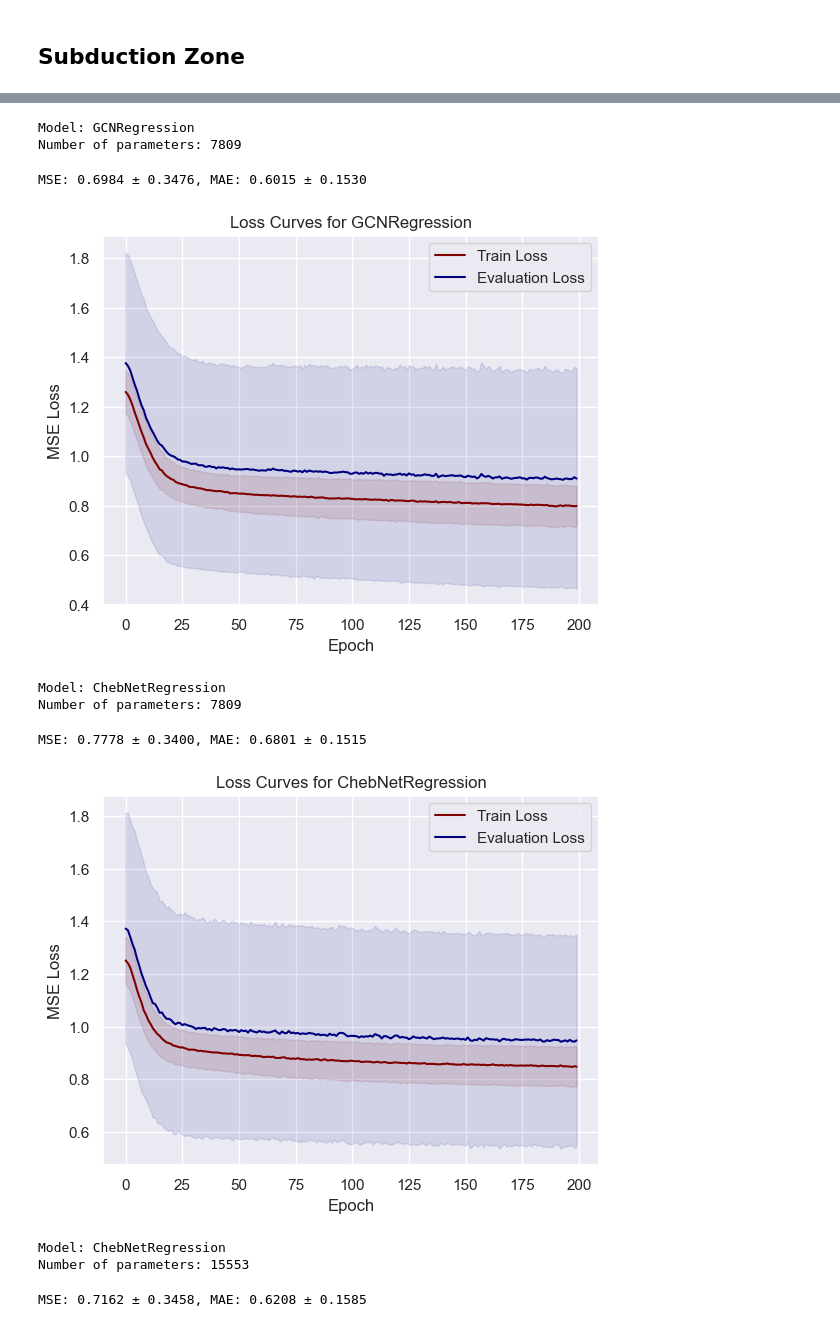
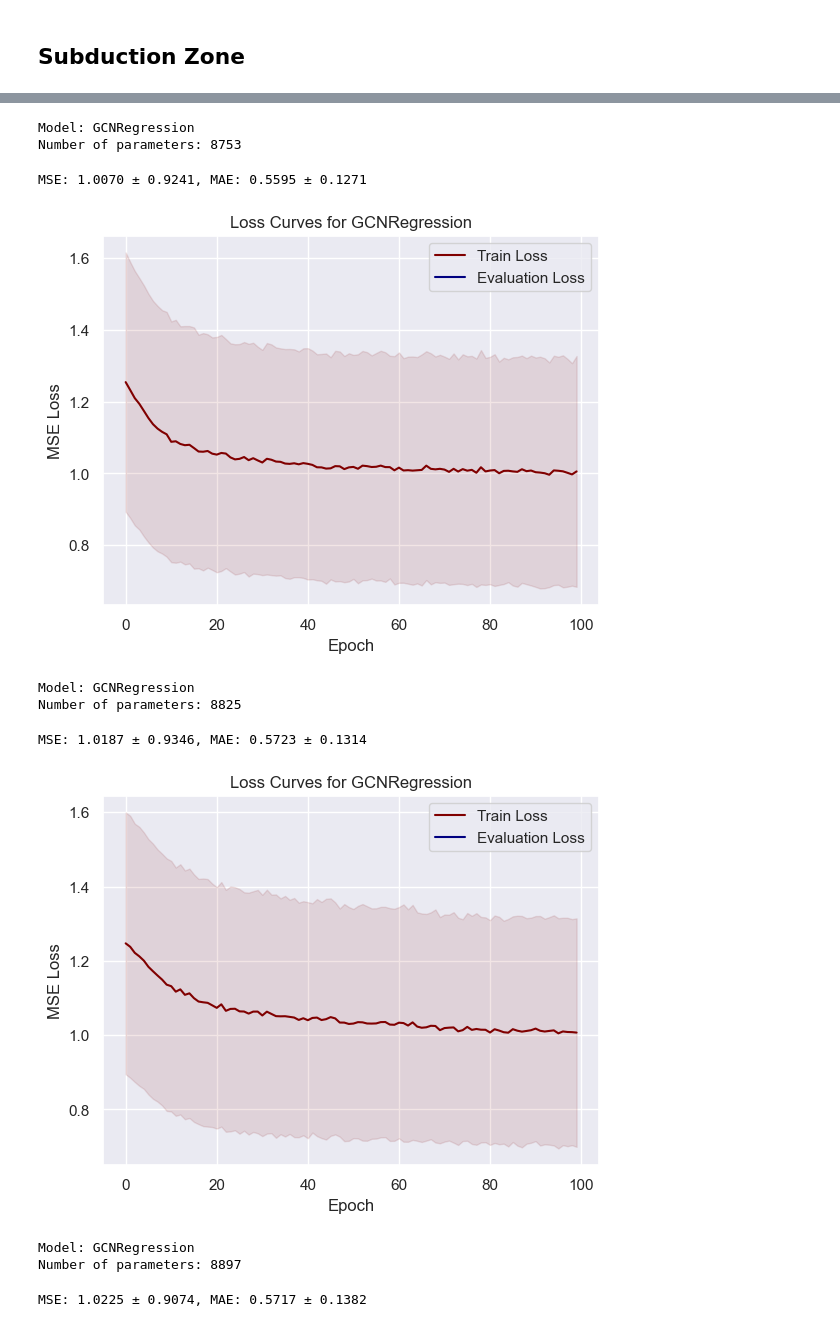
Before and after one commit to hans-riess/pygsig, a Jupyter notebook: subduction.ipynb, the cells around one changed output, grey strips where cells are left out. Saved outputs shown, nothing was run; the diff lists cells and outputs as text; code cells hidden in the pictures.

```diff
--- a/subduction.ipynb
+++ b/subduction.ipynb
@@ -13,10 +13,10 @@ import seaborn as sns
 import importlib
 # %%
 # Download data
-poly_path='datasets/subduction/polygon_large.geojson' # region of interest
+poly_path='datasets/subduction/polygon.geojson' # region of interest
 rast_path='datasets/subduction/interface.grd' # interface data
-data_path='datasets/subduction/site_data_large.geojson' # earthquake data
-site_path='datasets/subduction/site_location_large.geojson' # site data
+data_path='datasets/subduction/data.geojson' # earthquake data
+site_path='datasets/subduction/location.geojson' # site data
 label_path='datasets/subduction/nonlinear.json'
 start_date=pd.Timestamp('2008-01-01 11:59:00+0000', tz='UTC')
 end_date=pd.Timestamp('2023-12-31 11:59:00+0000', tz='UTC')
@@ -25,7 +25,9 @@ dataset = SubductionZone(poly_path=poly_path,
                          label_path=label_path,
                          data_path=data_path,
                          site_path=site_path,
-                         start_date=start_date, end_date=end_date,redownload=False)
+                         start_date=start_date,
+                         end_date=end_date,
+                         redownload=True)
 # %%
 # Load data
 seq_data = dataset.load_data(task_name='depth',k=4, bandwidth = 100e3)
@@ -67,7 +72,7 @@ from sklearn.preprocessing import StandardScaler
 import pygsig.graph
 import pygsig.models
 import pygsig.signature
-from pygsig.models import GCNRegression, MLPRegression, ChebNetRegression
+from pygsig.models import GCNRegression, MLPRegression
 from pygsig.graph import StaticGraphTemporalSignal, split_nodes
 from pygsig.signature import SignatureFeatures
 
@@ -76,8 +81,7 @@ importlib.reload(pygsig.models)
 importlib.reload(pygsig.signature)
 importlib.reload(pygsig.graph)
 
-signature_depth = 4
-
+signature_depth = 6
 
 signature_transform = SignatureFeatures(sig_depth=signature_depth, normalize=True, log_signature=False,augment=False)
 data = signature_transform(seq_data)
@@ -88,18 +92,19 @@ data.y = torch.tensor(scaler.fit_transform(data.y.unsqueeze(-1)),dtype=torch.flo
 num_nodes = data.num_nodes
 num_splits = 4
 num_trials = 10
-num_epochs = 200
+num_epochs = 100
 
 learning_rate = 1e-3
 lasso = 0
-num_hidden = 64
+num_hidden = 8
 
 print_during_training = False
 
 # initialize models
 models = []
 models += [GCNRegression(num_channels=[data.num_node_features, num_hidden, 1])]
-models += [ChebNetRegression(num_channels=[data.num_node_features, num_hidden, 1], K=k) for k in [1,2,3,4]]
+models += [GCNRegression(num_channels=[data.num_node_features, num_hidden,num_hidden, 1])]
+models += [GCNRegression(num_channels=[data.num_node_features, num_hidden,num_hidden,num_hidden, 1])]
 models += [MLPRegression(num_channels=[data.num_node_features, num_hidden, 1])]
 
 mse_models = []
@@ -116,7 +121,7 @@ for model in models:
     mae = np.zeros([num_splits, num_trials])
 
     with tqdm(total=num_splits*num_trials, disable=print_during_training) as pbar:
-        splits = split_nodes(num_nodes, num_splits, seed=31)
+        splits = split_nodes(num_nodes, num_splits, test_ratio=1.0,seed=31)
         for split in range(num_splits):
             train_indices, eval_indices, test_indices = splits[split]
             train_mask = torch.zeros(num_nodes, dtype=torch.bool)
@@ -131,7 +136,7 @@ for model in models:
                     # train
                     model.train()
                     optimizer.zero_grad()
-                    out = model(data.x, data.edge_index)
+                    out = model(data.x, data.edge_index,data.edge_attr)
                     train_loss = criterion(out[train_mask], data.y[train_mask])
                     train_loss.backward()
                     optimizer.step()
@@ -143,41 +148,41 @@ for model in models:
                         eval_losses[split, trial, epoch] = eval_loss.item()
                     if epoch % 10 == 0 and print_during_training:
                         print(f'Split {split}, Trial {trial}, Epoch {epoch}, Train MSE Loss: {train_loss.item():.4f}, Test MSE Loss: {eval_loss.item():.4f}')
                 pbar.update(1)
                 with torch.no_grad():
-                    out = model(data.x, data.edge_index)
+                    out = model(data.x, data.edge_index,data.edge_attr)
                     mse[split,  trial] = mean_squared_error(data.y[test_mask], out[test_mask])
                     mae[split, trial] = mean_absolute_error(data.y[test_mask], out[test_mask])
 
     print(f'MSE: {np.mean(mse):.4f} ± {np.std(mse):.4f}, MAE: {np.mean(mae):.4f} ± {np.std(mae):.4f} ')
     mse_models.append(mse)
     mae_models.append(mae)
 
     # Plotting
     avg_train_losses = np.mean(train_losses, axis=(0,1))
     avg_eval_losses = np.mean(eval_losses, axis=(0,1))
     std_train_losses = np.std(train_losses, axis=(0,1))
     std_eval_losses = np.std(eval_losses, axis=(0,1))
 
     plt.figure()
     plt.plot(avg_train_losses,  label='Train Loss', color='maroon')
     plt.plot(avg_eval_losses,  label='Evaluation Loss', color='navy')
     plt.fill_between(range(num_epochs), avg_train_losses - std_train_losses, avg_train_losses + std_train_losses, alpha=0.1, color='maroon')
     plt.fill_between(range(num_epochs), avg_eval_losses - std_eval_losses, avg_eval_losses + std_eval_losses, alpha=0.1,color='navy')
     plt.xlabel('Epoch')
     plt.ylabel('MSE Loss')
     plt.title(f'Loss Curves for {model._get_name()}')
     plt.legend()
     plt.show()
 # %% [output]
 Model: GCNRegression
-Number of parameters: 7809
+Number of parameters: 8753
-MSE: 0.6984 ± 0.3476, MAE: 0.6015 ± 0.1530
+MSE: 1.0070 ± 0.9241, MAE: 0.5595 ± 0.1271
-[figure, old version]
+[figure, new version]
-Model: ChebNetRegression
-Number of parameters: 7809
+Model: GCNRegression
+Number of parameters: 8825
-MSE: 0.7778 ± 0.3400, MAE: 0.6801 ± 0.1515
+MSE: 1.0187 ± 0.9346, MAE: 0.5723 ± 0.1314
-[figure, old version]
+[figure, new version]
-Model: ChebNetRegression
-Number of parameters: 15553
+Model: GCNRegression
+Number of parameters: 8897
-MSE: 0.7162 ± 0.3458, MAE: 0.6208 ± 0.1585
+MSE: 1.0225 ± 0.9074, MAE: 0.5717 ± 0.1382
```
Also changed, not shown: parts of 4 cells of this notebook, 4 other files.
